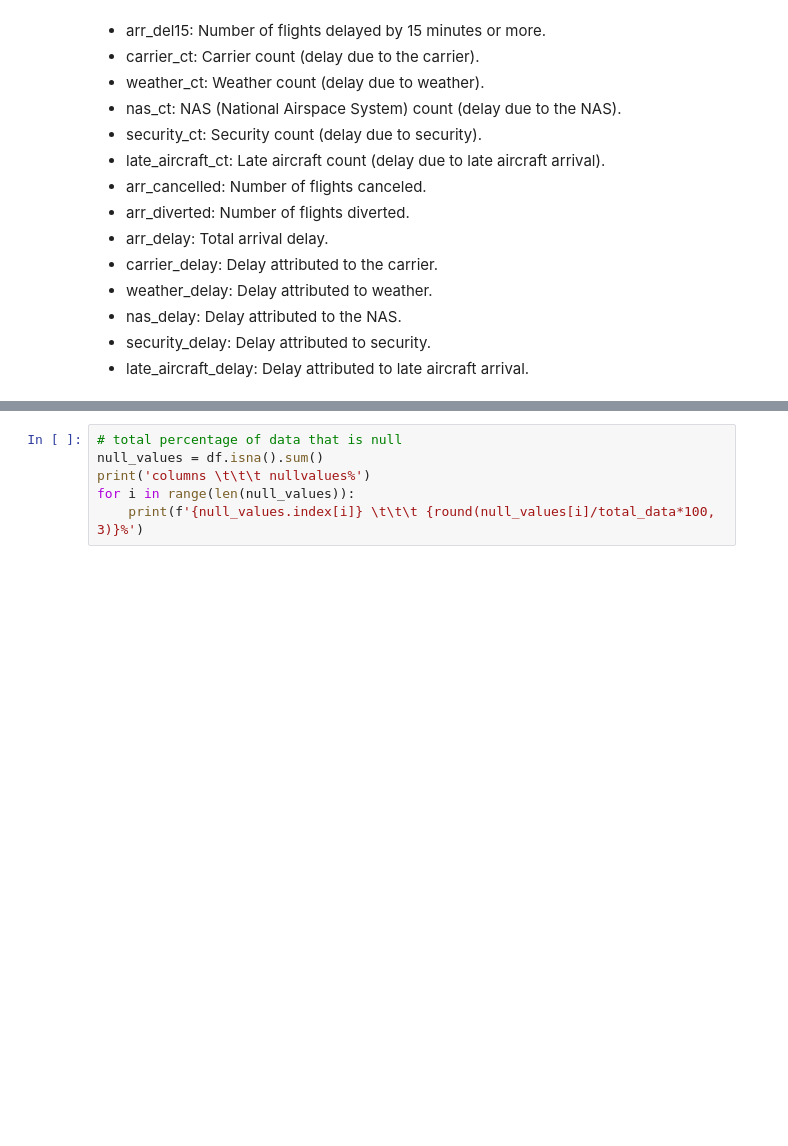
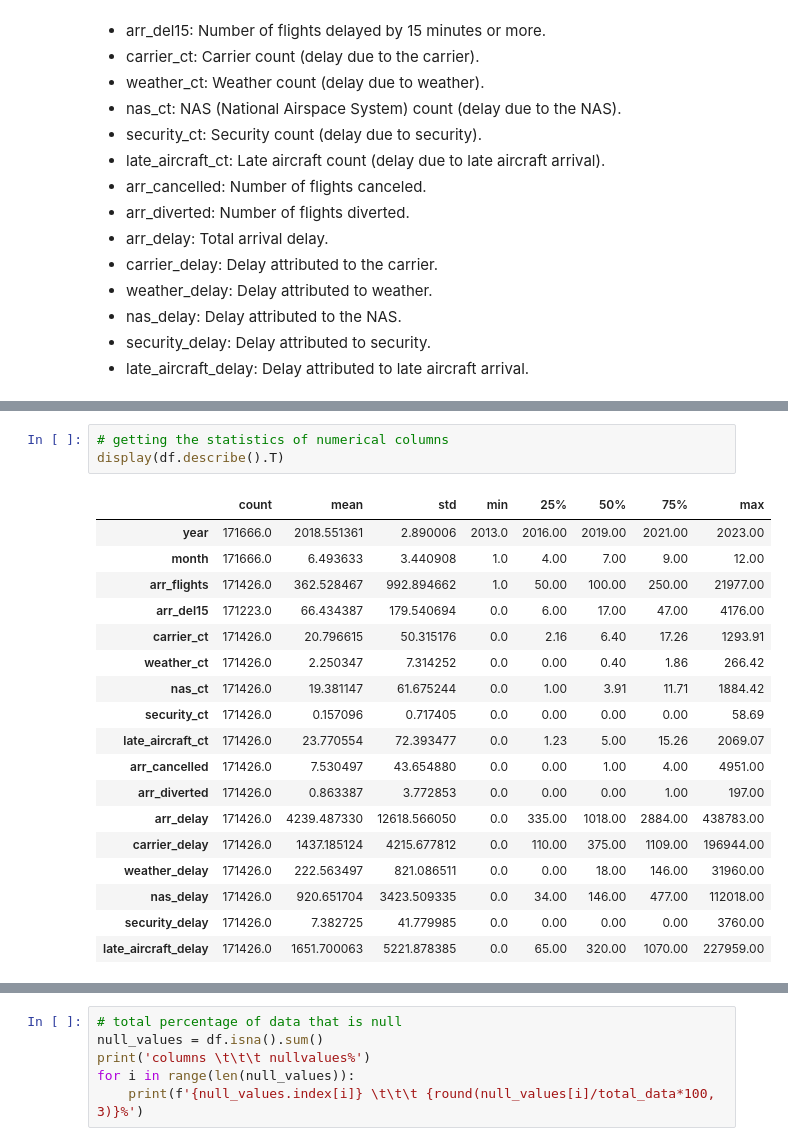
Before and after one commit to shaswat-13/flight-delay-dataset, a Jupyter notebook: notebooks/etl.ipynb, the cells around one changed output, grey strips where cells are left out. Saved outputs shown, nothing was run; the diff lists cells and outputs as text; blank space fills up the shorter version.

```diff
--- a/notebooks/etl.ipynb
+++ b/notebooks/etl.ipynb
@@ -121,3 +101,25 @@ total_data = np.count_nonzero(df['year'])
 total_data
 # %% [output]
 171666
+# %%
+# getting the statistics of numerical columns
+display(df.describe().T)
+# %% [output]
+|  | count | mean | std | min | 25% | 50% | 75% | max |
+| year | 171666.0 | 2018.551361 | 2.890006 | 2013.0 | 2016.00 | 2019.00 | 2021.00 | 2023.00 |
+| month | 171666.0 | 6.493633 | 3.440908 | 1.0 | 4.00 | 7.00 | 9.00 | 12.00 |
+| arr_flights | 171426.0 | 362.528467 | 992.894662 | 1.0 | 50.00 | 100.00 | 250.00 | 21977.00 |
+| arr_del15 | 171223.0 | 66.434387 | 179.540694 | 0.0 | 6.00 | 17.00 | 47.00 | 4176.00 |
+| carrier_ct | 171426.0 | 20.796615 | 50.315176 | 0.0 | 2.16 | 6.40 | 17.26 | 1293.91 |
+| weather_ct | 171426.0 | 2.250347 | 7.314252 | 0.0 | 0.00 | 0.40 | 1.86 | 266.42 |
+| nas_ct | 171426.0 | 19.381147 | 61.675244 | 0.0 | 1.00 | 3.91 | 11.71 | 1884.42 |
+| security_ct | 171426.0 | 0.157096 | 0.717405 | 0.0 | 0.00 | 0.00 | 0.00 | 58.69 |
+| late_aircraft_ct | 171426.0 | 23.770554 | 72.393477 | 0.0 | 1.23 | 5.00 | 15.26 | 2069.07 |
+| arr_cancelled | 171426.0 | 7.530497 | 43.654880 | 0.0 | 0.00 | 1.00 | 4.00 | 4951.00 |
+| arr_diverted | 171426.0 | 0.863387 | 3.772853 | 0.0 | 0.00 | 0.00 | 1.00 | 197.00 |
+| arr_delay | 171426.0 | 4239.487330 | 12618.566050 | 0.0 | 335.00 | 1018.00 | 2884.00 | 438783.00 |
+| carrier_delay | 171426.0 | 1437.185124 | 4215.677812 | 0.0 | 110.00 | 375.00 | 1109.00 | 196944.00 |
+| weather_delay | 171426.0 | 222.563497 | 821.086511 | 0.0 | 0.00 | 18.00 | 146.00 | 31960.00 |
+| nas_delay | 171426.0 | 920.651704 | 3423.509335 | 0.0 | 34.00 | 146.00 | 477.00 | 112018.00 |
+| security_delay | 171426.0 | 7.382725 | 41.779985 | 0.0 | 0.00 | 0.00 | 0.00 | 3760.00 |
+| late_aircraft_delay | 171426.0 | 1651.700063 | 5221.878385 | 0.0 | 65.00 | 320.00 | 1070.00 | 227959.00 |
```
Also changed, not shown: parts of 22 cells of this notebook.
